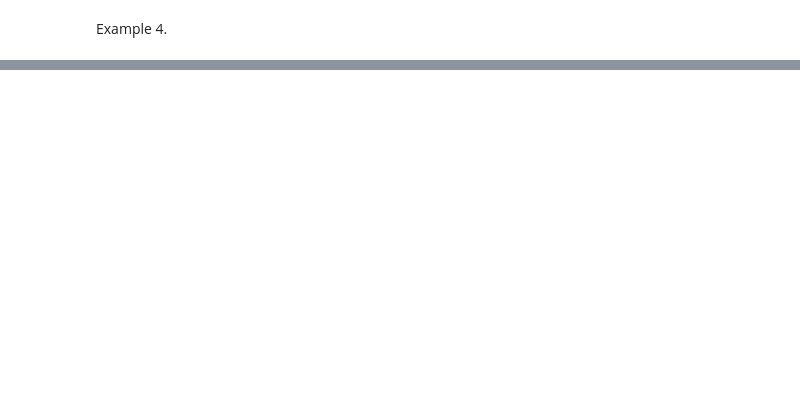
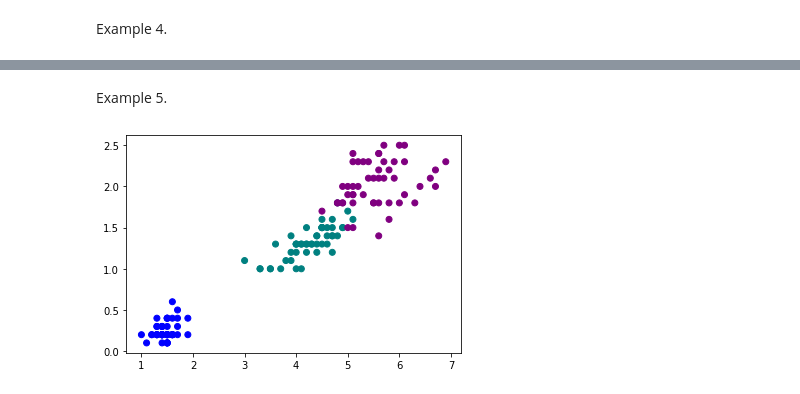
Before and after one commit to caiquemiranda/data-visualization-python, a Jupyter notebook: 15-extra_plot.ipynb, the cells around one changed output, grey strips where cells are left out. Saved outputs shown, nothing was run; the diff lists cells and outputs as text; code cells hidden in the pictures; blank space fills up the shorter version.

```diff
--- a/15-extra_plot.ipynb
+++ b/15-extra_plot.ipynb
@@ -94,0 +95,11 @@ FileNotFoundError: [Errno 2] No such file or directory: 'iris.csv'
+# %% [markdown]
+Example 5.
+# %%
+colours = iris["Species"].map({"Iris-setosa": "blue",           # Manually map species to colours
+                               "Iris-virginica": "purple",
+                               "Iris-versicolor": "teal"})
+
+plt.scatter("PetalLengthCm", "PetalWidthCm", c=colours, data=iris)
+plt.show()                                                        # show plot
+# %% [output]
+[figure, added]
```
Also changed, not shown: parts of 30 cells of this notebook, 3 other files.
